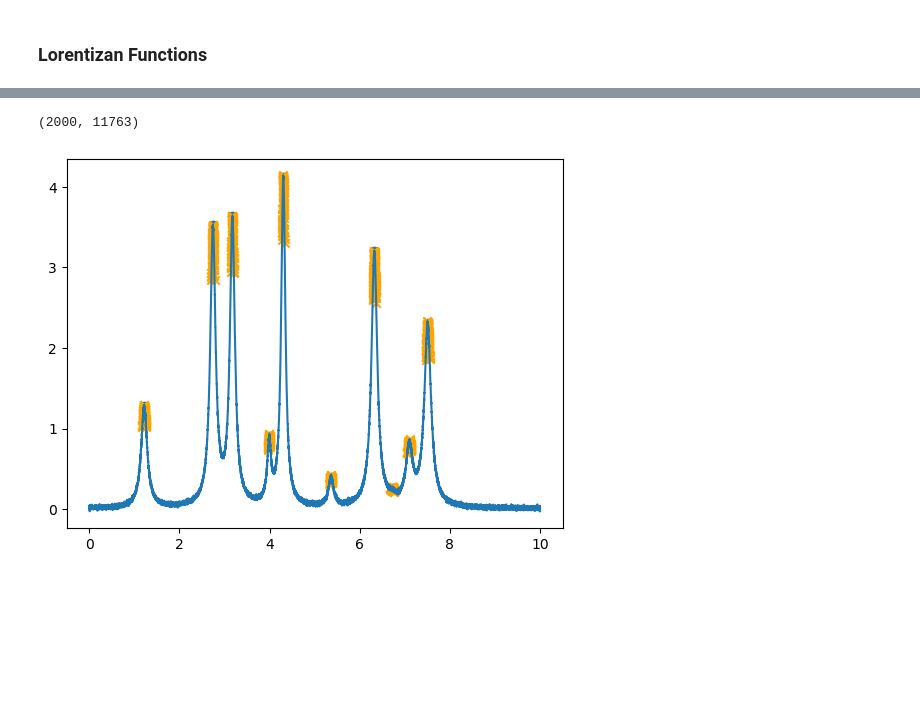
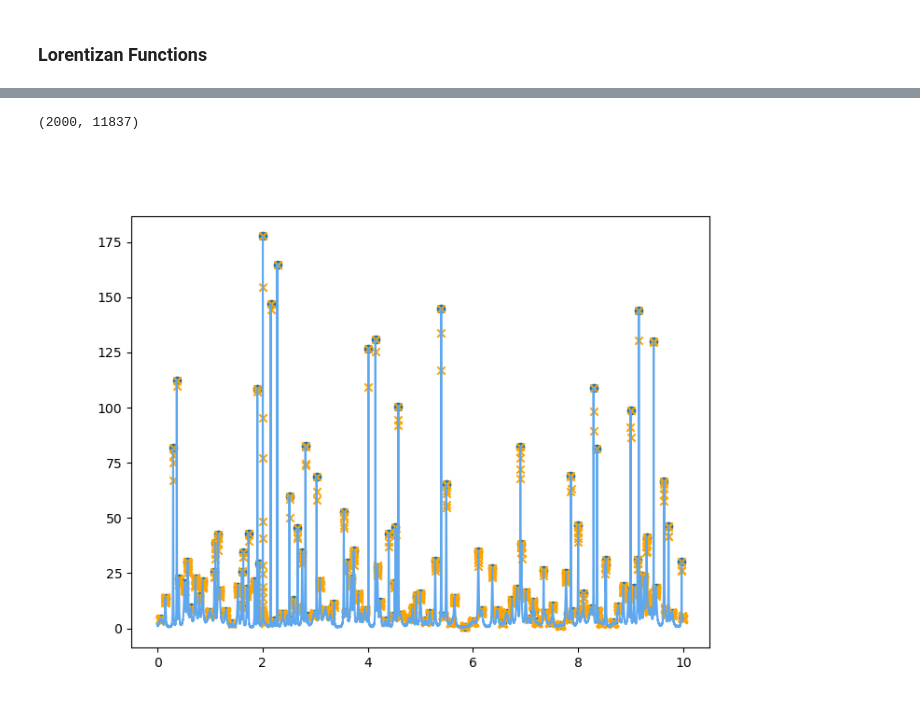
Before and after one commit to soniahasko/internship_2025, a Jupyter notebook: Analytical_Functions/sim_lorentz.ipynb, the cells around one changed output, grey strips where cells are left out. Cells and saved outputs as stored; diff of their text form; code cells hidden in the pictures; blank space fills up the shorter version.

```diff
--- a/Analytical_Functions/sim_lorentz.ipynb
+++ b/Analytical_Functions/sim_lorentz.ipynb
@@ -8,11 +8,11 @@ import os
 from zipfile import ZipFile, ZIP_DEFLATED
 # %%
 peak_densities_all = ['small', 'medium', 'large', 'very_large']
-peak_density = peak_densities_all[1]
+peak_density = peak_densities_all[3]
 # %%
 np.random.seed(42) # for reproducibility
 num_repetitions = 2000
-num_xs = 11763
+num_xs = 11837
 x = np.linspace(0, 10, num_xs)
 
 signals = np.zeros((num_repetitions, len(x)))
@@ -24,15 +24,16 @@ binary_peaks = np.zeros((num_repetitions, num_xs))
 # %%
 import math
 # %%
+
 
 for i in range(num_repetitions):
     if peak_density == 'small':
-        n_func = np.random.randint(5, 10)
+        n_func = np.random.randint(5, 20)
     elif peak_density == 'medium':
-        n_func = np.random.randint(10, 15)
+        n_func = np.random.randint(20,50)
     elif peak_density == 'large':
-        n_func = np.random.randint(15, 25)
-    else: n_func = np.random.randint(25, 40)
+        n_func = np.random.randint(50, 100)
+    else: n_func = np.random.randint(100, 200)
 
     signal = np.zeros(num_xs, )
     parameters = []
@@ -44,8 +45,8 @@ for i in range(num_repetitions):
     for _ in range(n_func):
         attempts = 0
         while True:
-            a = np.random.uniform(1,8)
-            b = np.random.uniform(0.05,0.1) # rule of thumb is 7 points per peak, maybe 5
+            a = np.random.uniform(0,10)
+            b = np.random.uniform(0.001,0.05) # rule of thumb is 7 points per peak, maybe 5
             fwhm = 2 * b
             min_d = fwhm * 2
 
@@ -154,7 +135,7 @@ def add_noise_by_percentage(signal, noise_percentage):
         noisy_signal = signal + noise
 
         return noisy_signal
-noise_level = 0.2
+noise_level = 0.05
 noisy_signal = add_noise_by_percentage(signals, noise_level)
 # %%
 ds = xr.Dataset(
@@ -187,19 +170,19 @@ binary = ds["BinaryArr"].values
 # %%
 # Check that there is noise
-plt.figure()
+plt.figure(figsize=(8,6))
 
-i=1
+i=np.random.randint(0,2000)
 print(binary_peaks.shape)
 
 all_ones = np.where(binary_peaks[i] > 0)[0]
 all_ones.shape
 
-plt.plot(x, intensities[i])
+plt.plot(x, intensities[i], color='#5EA7EF')
 plt.scatter(x[all_peaks[i]], intensities[i][all_peaks[i]])
 
 plt.scatter(x[all_ones], intensities[i][all_ones], marker='x', color='orange')
 
 plt.show()
 # %% [output]
-(2000, 11763)
+(2000, 11837)
-[figure, old version]
+[figure, new version]
```
Also changed, not shown: parts of 7 cells of this notebook, 25 other files.
